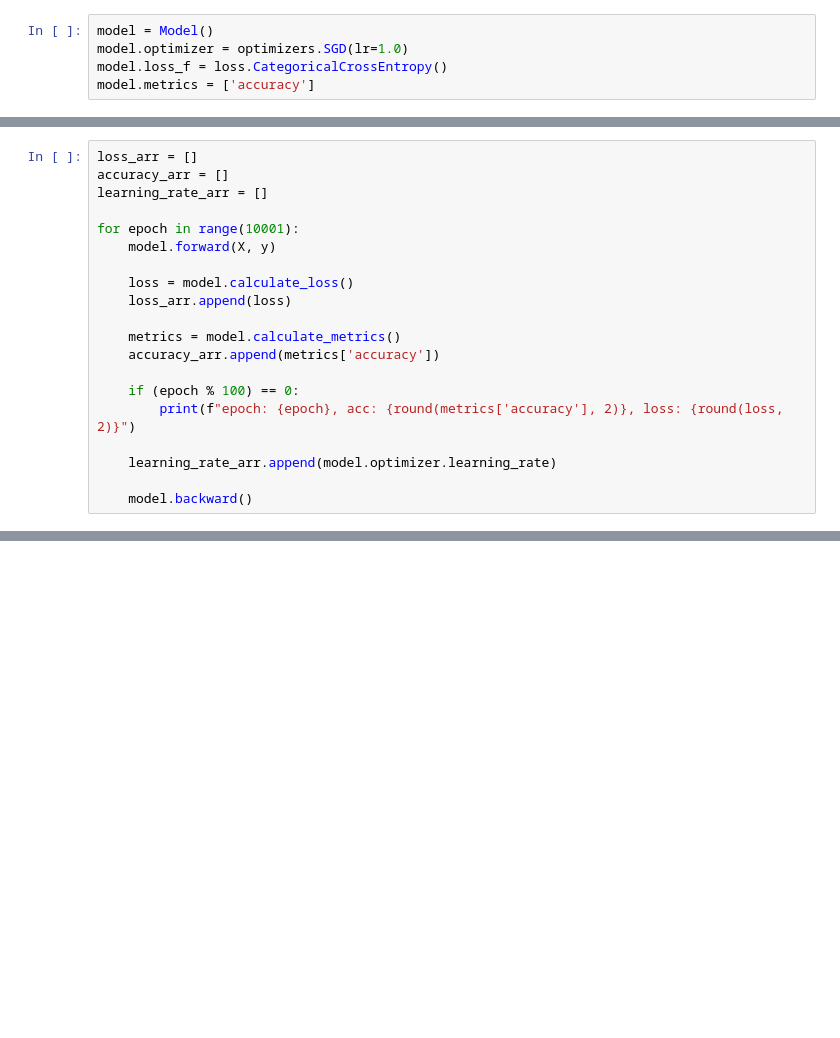
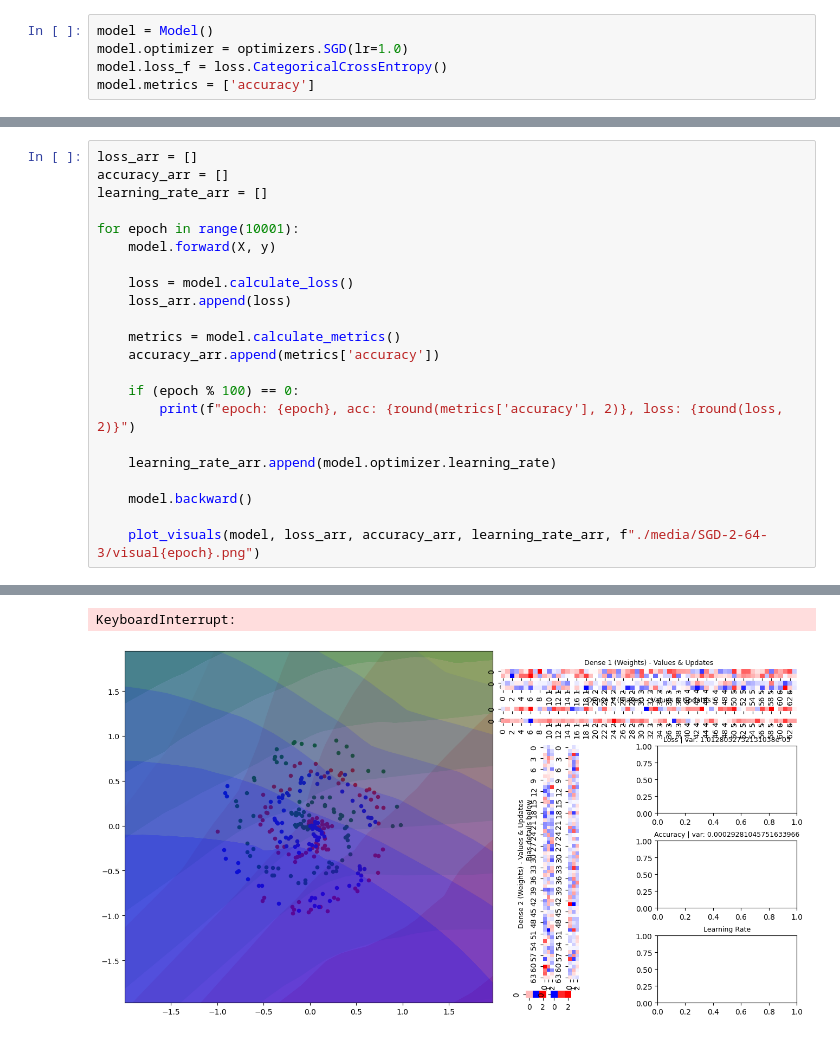
Before and after one commit to nishantkushwaha-1999/Neural-Network-Scratch, a Jupyter notebook: 01_Network SGD.ipynb, the cells around one changed output, grey strips where cells are left out. Drawn from its saved outputs; the diff is of its cells as text; blank space fills up the shorter version.

Commit message:
Finished Visuals

```diff
--- a/01_Network SGD.ipynb
+++ b/01_Network SGD.ipynb
@@ -93,4 +201,6 @@ for epoch in range(10001):
     learning_rate_arr.append(model.optimizer.learning_rate)
 
     model.backward()
+
+    plot_visuals(model, loss_arr, accuracy_arr, learning_rate_arr, f"./media/SGD-2-64-3/visual{epoch}.png")
 # %% [output]
@@ -113,0 +208,2 @@ epoch: 10000, acc: 0.8, loss: 0.45
+KeyboardInterrupt:
+[figure, added]
```
Also changed, not shown: parts of 4 cells of this notebook, 3 other files.
